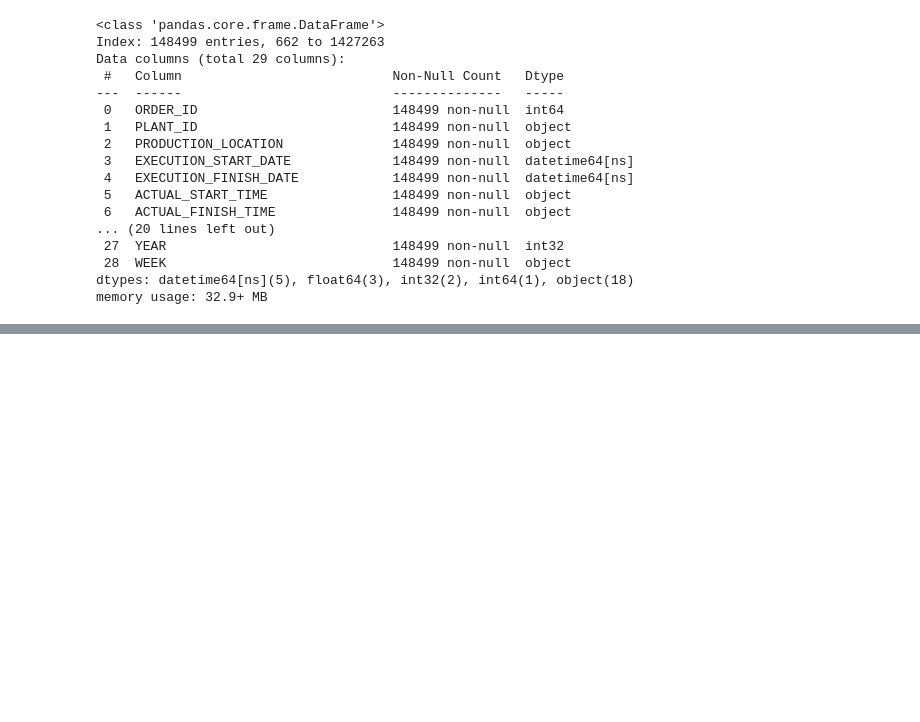
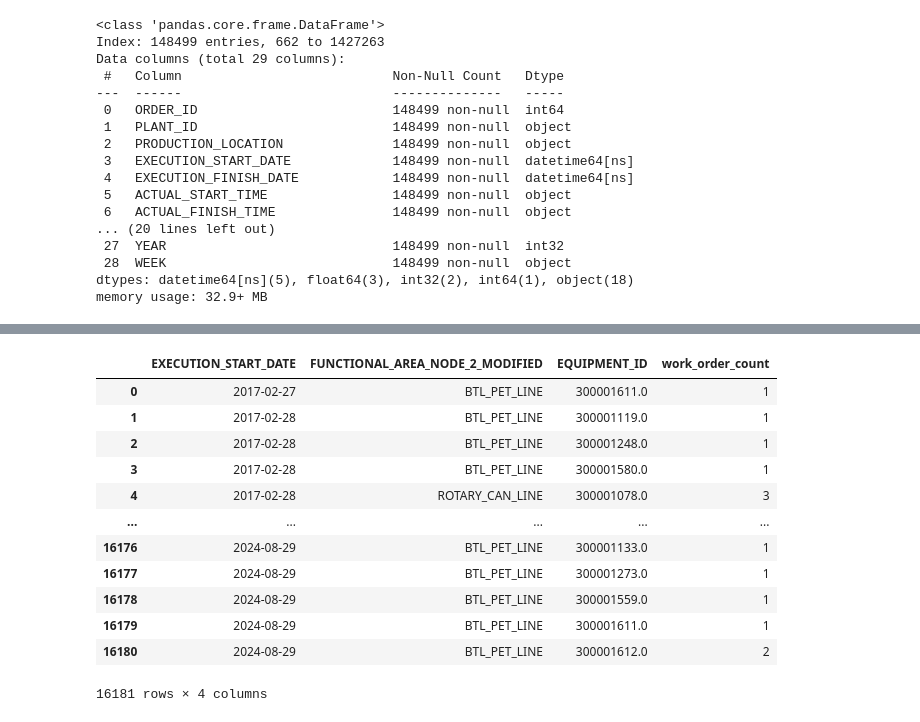
Before and after one commit to griffin-brown-95/GLB-Capstone-2, a Jupyter notebook: modeling-averages.ipynb, the cells around one changed output, grey strips where cells are left out. Cells and saved outputs as stored; diff of their text form; code cells hidden in the pictures; blank space fills up the shorter version.

```diff
--- a/modeling-averages.ipynb
+++ b/modeling-averages.ipynb
@@ -166,0 +173,4 @@ df_lifespan
+# %%
+df_filtered_monza = df[df['EQUIPMENT_ID'].isin(aggregate_times['EQUIPMENT_ID']) & (df['PRODUCTION_LOCATION'] == 'MONZA')]
+
+df_filtered_monza.info()
@@ -166,0 +195,18 @@ df_lifespan
+# %%
+df_monza_aggregated = df_filtered_monza.groupby(['EXECUTION_START_DATE', 'FUNCTIONAL_AREA_NODE_2_MODIFIED', 'EQUIPMENT_ID']).size().reset_index(name='work_order_count')
+
+df_monza_aggregated
+# %% [output]
+|  | EXECUTION_START_DATE | FUNCTIONAL_AREA_NODE_2_MODIFIED | EQUIPMENT_ID | work_order_count |
+| 0 | 2017-02-27 | BTL_PET_LINE | 300001611.0 | 1 |
+| 1 | 2017-02-28 | BTL_PET_LINE | 300001119.0 | 1 |
+| 2 | 2017-02-28 | BTL_PET_LINE | 300001248.0 | 1 |
+| 3 | 2017-02-28 | BTL_PET_LINE | 300001580.0 | 1 |
+| 4 | 2017-02-28 | ROTARY_CAN_LINE | 300001078.0 | 3 |
+| ... | ... | ... | ... | ... |
+| 16176 | 2024-08-29 | BTL_PET_LINE | 300001133.0 | 1 |
+| 16177 | 2024-08-29 | BTL_PET_LINE | 300001273.0 | 1 |
+| 16178 | 2024-08-29 | BTL_PET_LINE | 300001559.0 | 1 |
+| 16179 | 2024-08-29 | BTL_PET_LINE | 300001611.0 | 1 |
+| 16180 | 2024-08-29 | BTL_PET_LINE | 300001612.0 | 2 |
+16181 rows × 4 columns
```
Also changed, not shown: parts of 21 cells of this notebook.
